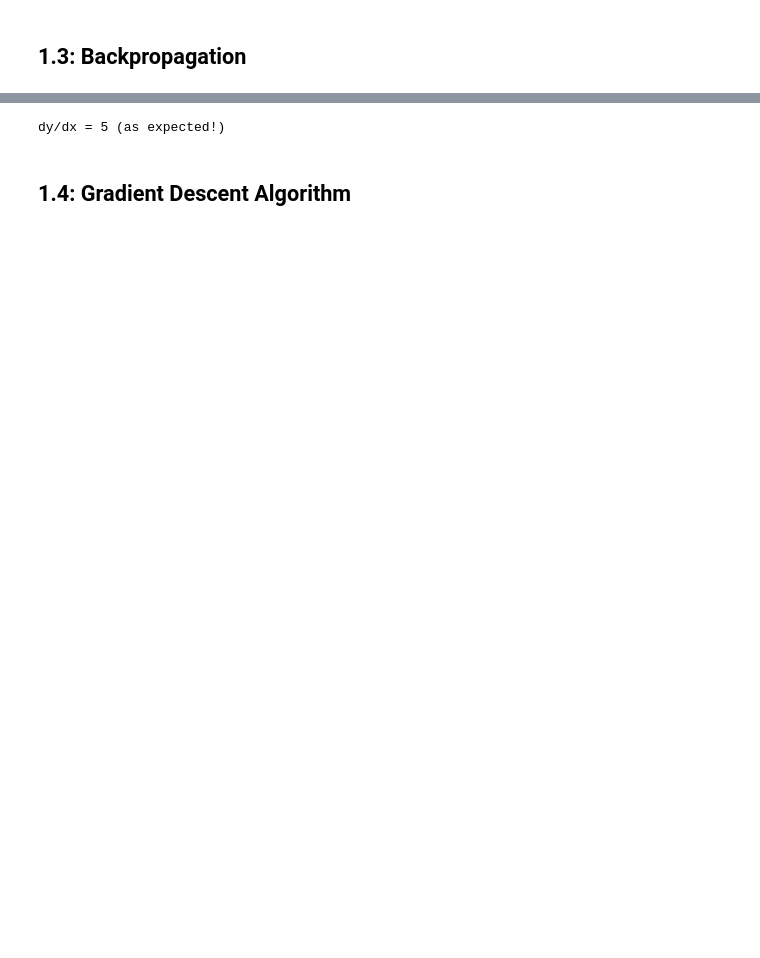
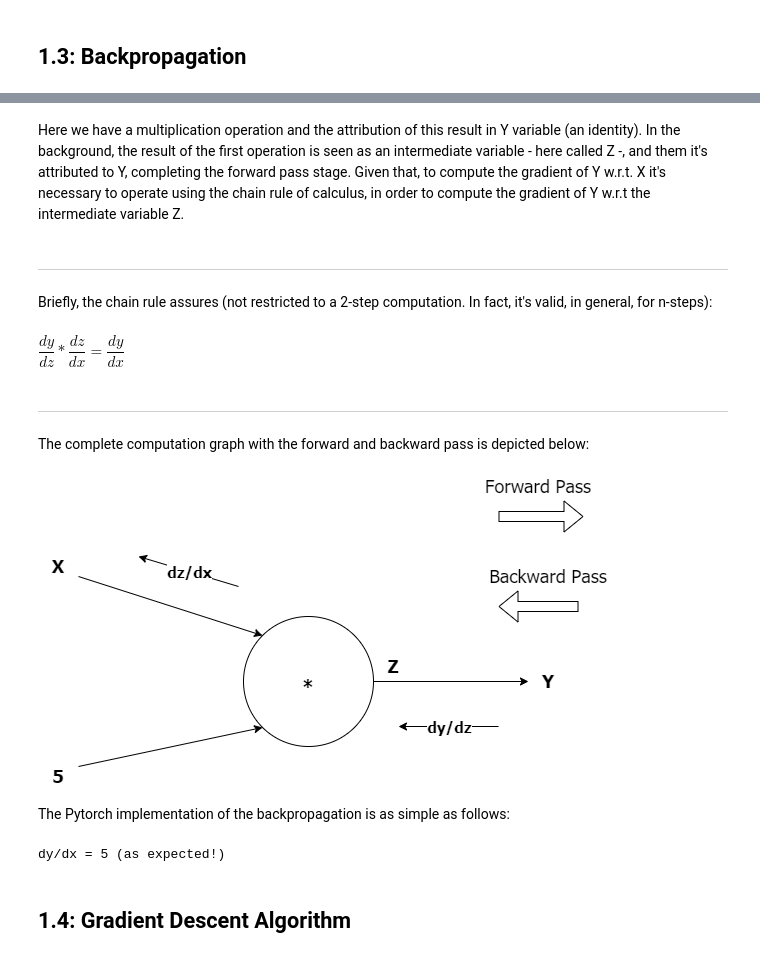
Before and after one commit to caiodeberaldini/pytorch-tutorial, a Jupyter notebook: pytorch-tutorial.ipynb, the cells around one changed output, grey strips where cells are left out. Cells and saved outputs as stored; diff of their text form; code cells hidden in the pictures; blank space fills up the shorter version.

```diff
--- a/pytorch-tutorial.ipynb
+++ b/pytorch-tutorial.ipynb
@@ -198 +212,24 @@ First degree function (w/o linear coefficient, i.e. $y = f(x) = {\theta}x$). Sup
+# %% [markdown]
+Here we have a multiplication operation and the attribution of this result in Y variable (an identity). In the background,
+the result of the first operation is seen as an intermediate variable - here called Z -, and them it's attributed to Y, completing
+the forward pass stage. Given that, to compute the gradient of Y w.r.t. X it's necessary to operate using the chain rule of calculus,
+in order to compute the gradient of Y w.r.t the intermediate variable Z.
+# %% [markdown]
+---
+# %% [markdown]
+Briefly, the chain rule assures (not restricted to a 2-step computation. In fact, it's valid, in general, for n-steps):
+# %% [markdown]
+
+
+$\dfrac{dy}{dz}*\dfrac{dz}{dx} = \dfrac{dy}{dx}$
+# %% [markdown]
+---
+# %% [markdown]
+The complete computation graph with the forward and backward pass is depicted below:
+# %%
+Image(filename="assets/images/bprop_ex_compt_graph_2.png")
+# %% [output]
+[figure, added]
+# %% [markdown]
+The Pytorch implementation of the backpropagation is as simple as follows:
 # %%
```
Also changed, not shown: parts of 13 cells of this notebook.
